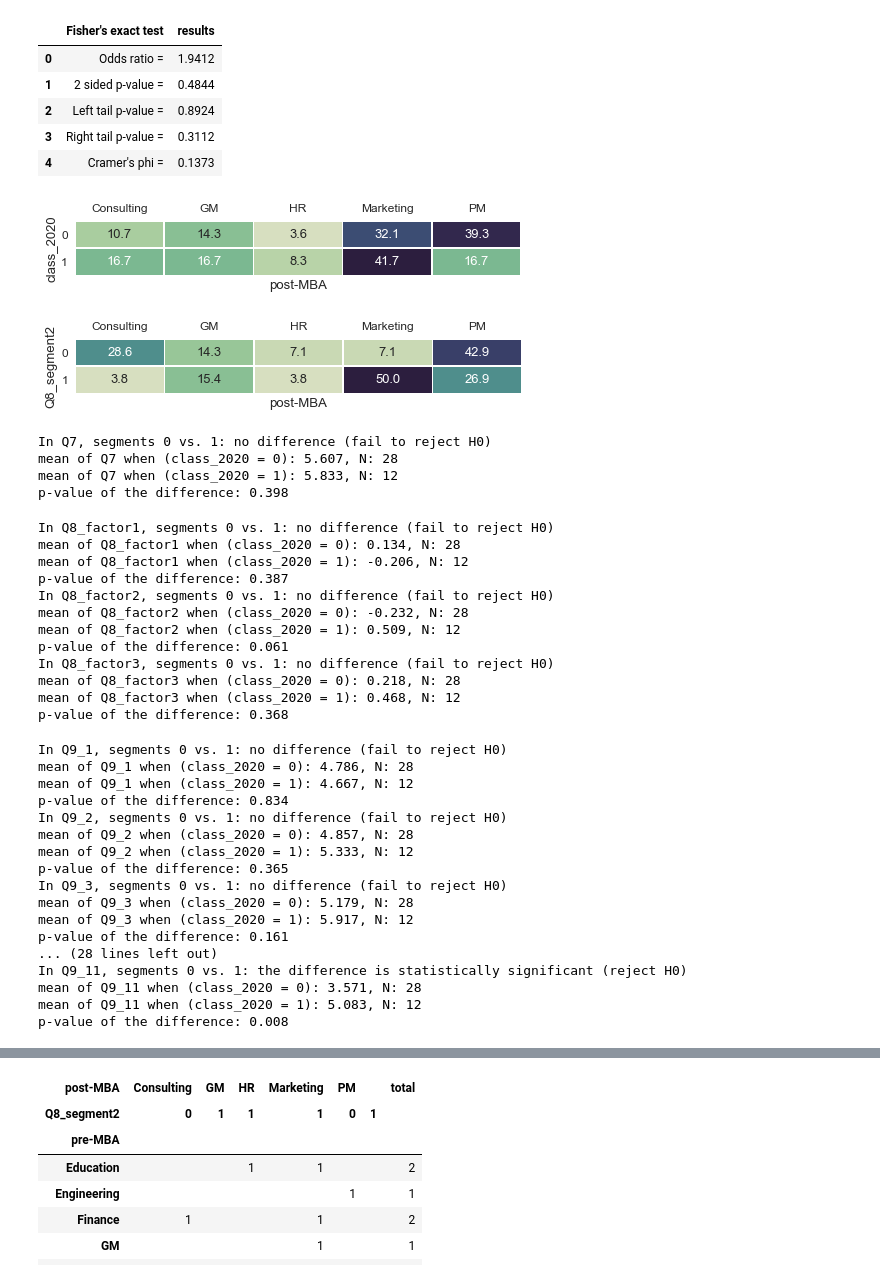
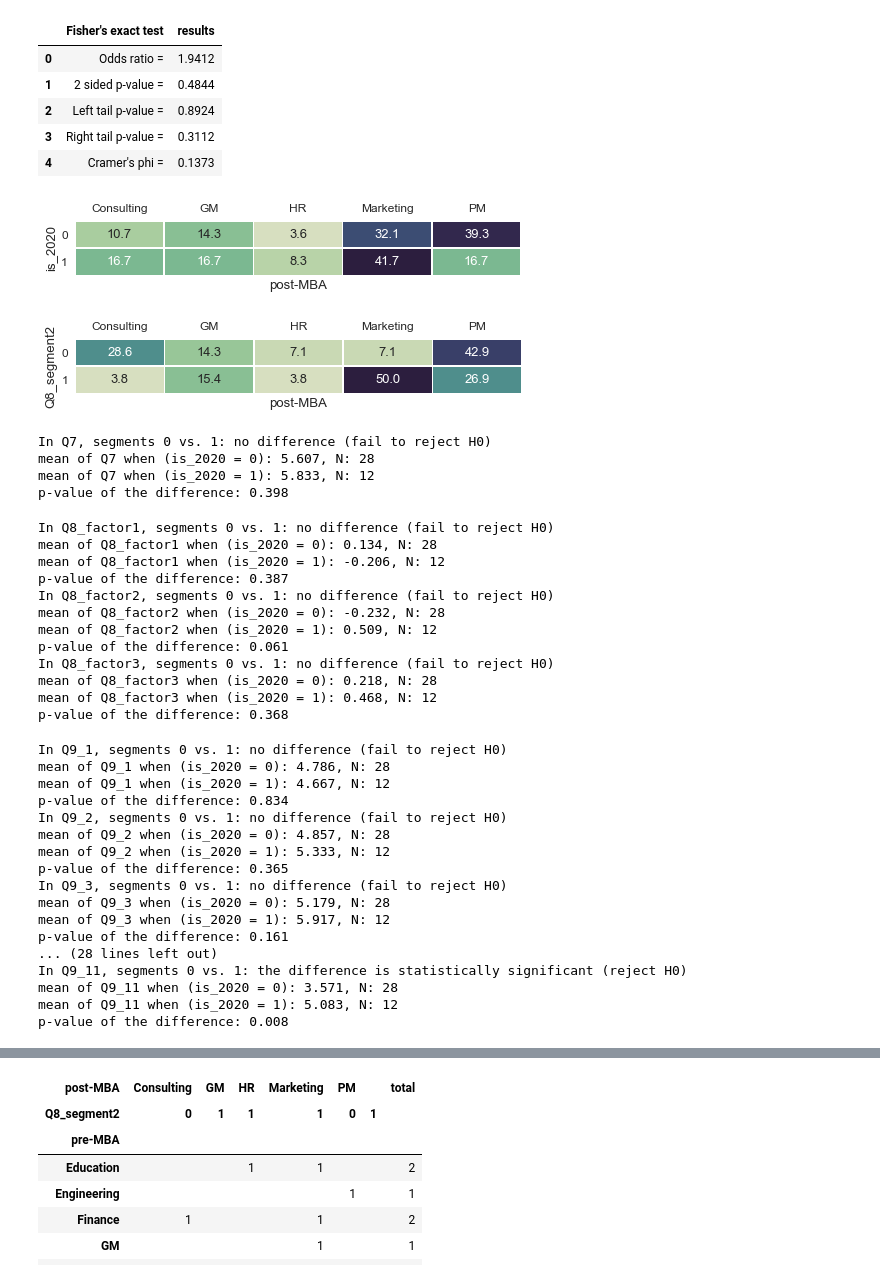
Before and after one commit to kl884/COVID-19-Test-Positive-Rate, a Jupyter notebook: SPMI (not related to COVID-19)/SPMI Survey.ipynb, the cells around one changed output, grey strips where cells are left out. Saved outputs shown, nothing was run; the diff lists cells and outputs as text; code cells hidden in the pictures.

```diff
--- a/SPMI (not related to COVID-19)/SPMI Survey.ipynb
+++ b/SPMI (not related to COVID-19)/SPMI Survey.ipynb
@@ -584,7 +576,7 @@ if df['Progress'].min() < 100:
 
 # Remove unnecessary or confidential info
 duration_sec= df['Duration__in_seconds_'].copy()
-df= df.iloc[:, df.columns.get_loc('reward'):df.columns.get_loc('Q26')+1]
+df= df.iloc[:, df.columns.get_loc('Q2'):df.columns.get_loc('Q26')+1]
 df['duration_min']= duration_sec/60
 
 # Rename the demographics
@@ -1056,7 +1047,7 @@ groupby_pct(Q12, segment= Q8_cluster2['Q8_segment2'], figsize= (14,1))
 # Analysis by Graduation Year
 # %%
 # Create a dummy variable for class of 2020 (graduating class)
-df['class_2020']= (df['class'] == '2020').astype(int)
+df['is_2020']= (df['class'] == '2020').astype(int)
 # %%
 # Fisher's exact test with Q8_segment2
 # Use Fisher's test here because the sample size is small
@@ -1354,9 +1345,9 @@ results
 | 4 | Cramer's phi = | 0.1373 |
 # %%
 # Career aspiration by class within SPMI
-groupby_pct(SPMI['post-MBA'], segment= SPMI['class_2020'], single_choice= True, figsize= (8,1))
+groupby_pct(SPMI['post-MBA'], segment= SPMI['is_2020'], single_choice= True, figsize= (8,1))
 # %% [output]
-[figure, old version]
+[figure, new version]
 # %%
 # Career aspiration by Q8_segment2
 groupby_pct(SPMI['post-MBA'], segment= SPMI['Q8_segment2'], single_choice= True, figsize= (8,1))
@@ -1364,54 +1355,54 @@ groupby_pct(SPMI['post-MBA'], segment= SPMI['Q8_segment2'], single_choice= True,
 [figure]
 # %%
 # T-test for SPMI class of 2020 vs. 2021 on overall satisfaction
-multi_ttest_1d(SPMI, 'class_2020', 'Q7', alpha= 0.05, violinplot= None)
+multi_ttest_1d(SPMI, 'is_2020', 'Q7', alpha= 0.05, violinplot= None)
 
 # Class of 2021 are less satisfied than class of 2020 (key finding)
 # %% [output]
 In Q7, segments 0 vs. 1: no difference (fail to reject H0)
-mean of Q7 when (class_2020 = 0): 5.607, N: 28
-mean of Q7 when (class_2020 = 1): 5.833, N: 12
+mean of Q7 when (is_2020 = 0): 5.607, N: 28
+mean of Q7 when (is_2020 = 1): 5.833, N: 12
 p-value of the difference: 0.398
 # %%
 # T-test for SPMI class of 2020 vs. 2021 on satisfaction (Q8)
-multi_ttest_2d(SPMI, 'class_2020', Q8_clusters, alpha= 0.05, violinplot= None)
+multi_ttest_2d(SPMI, 'is_2020', Q8_clusters, alpha= 0.05, violinplot= None)
 
 # The differences in factor 2 are significant (Key finding)
 # %% [output]
 In Q8_factor1, segments 0 vs. 1: no difference (fail to reject H0)
-mean of Q8_factor1 when (class_2020 = 0): 0.134, N: 28
-mean of Q8_factor1 when (class_2020 = 1): -0.206, N: 12
+mean of Q8_factor1 when (is_2020 = 0): 0.134, N: 28
+mean of Q8_factor1 when (is_2020 = 1): -0.206, N: 12
 p-value of the difference: 0.387
 In Q8_factor2, segments 0 vs. 1: no difference (fail to reject H0)
-mean of Q8_factor2 when (class_2020 = 0): -0.232, N: 28
-mean of Q8_factor2 when (class_2020 = 1): 0.509, N: 12
+mean of Q8_factor2 when (is_2020 = 0): -0.232, N: 28
+mean of Q8_factor2 when (is_2020 = 1): 0.509, N: 12
 p-value of the difference: 0.061
 In Q8_factor3, segments 0 vs. 1: no difference (fail to reject H0)
-mean of Q8_factor3 when (class_2020 = 0): 0.218, N: 28
-mean of Q8_factor3 when (class_2020 = 1): 0.468, N: 12
+mean of Q8_factor3 when (is_2020 = 0): 0.218, N: 28
+mean of Q8_factor3 when (is_2020 = 1): 0.468, N: 12
 p-value of the difference: 0.368
 # %%
 # T-test for SPMI vs. non-SPMI on importance (Q9)
-multi_ttest_2d(SPMI, 'class_2020', Q9.columns.values, alpha= 0.05, violinplot= None)
+multi_ttest_2d(SPMI, 'is_2020', Q9.columns.values, alpha= 0.05, violinplot= None)
 
 # The difference in Q9_7 (career networking) is significant
 # %% [output]
 In Q9_1, segments 0 vs. 1: no difference (fail to reject H0)
-mean of Q9_1 when (class_2020 = 0): 4.786, N: 28
-mean of Q9_1 when (class_2020 = 1): 4.667, N: 12
+mean of Q9_1 when (is_2020 = 0): 4.786, N: 28
+mean of Q9_1 when (is_2020 = 1): 4.667, N: 12
 p-value of the difference: 0.834
 In Q9_2, segments 0 vs. 1: no difference (fail to reject H0)
-mean of Q9_2 when (class_2020 = 0): 4.857, N: 28
-mean of Q9_2 when (class_2020 = 1): 5.333, N: 12
+mean of Q9_2 when (is_2020 = 0): 4.857, N: 28
+mean of Q9_2 when (is_2020 = 1): 5.333, N: 12
 p-value of the difference: 0.365
 In Q9_3, segments 0 vs. 1: no difference (fail to reject H0)
-mean of Q9_3 when (class_2020 = 0): 5.179, N: 28
-mean of Q9_3 when (class_2020 = 1): 5.917, N: 12
+mean of Q9_3 when (is_2020 = 0): 5.179, N: 28
+mean of Q9_3 when (is_2020 = 1): 5.917, N: 12
 p-value of the difference: 0.161
 ... (28 lines left out)
 In Q9_11, segments 0 vs. 1: the difference is statistically significant (reject H0)
-mean of Q9_11 when (class_2020 = 0): 3.571, N: 28
-mean of Q9_11 when (class_2020 = 1): 5.083, N: 12
+mean of Q9_11 when (is_2020 = 0): 3.571, N: 28
+mean of Q9_11 when (is_2020 = 1): 5.083, N: 12
 p-value of the difference: 0.008
 # %%
 # Case summary for the variables with significant difference
```
Also changed, not shown: parts of 32 cells of this notebook, 1 other file.
